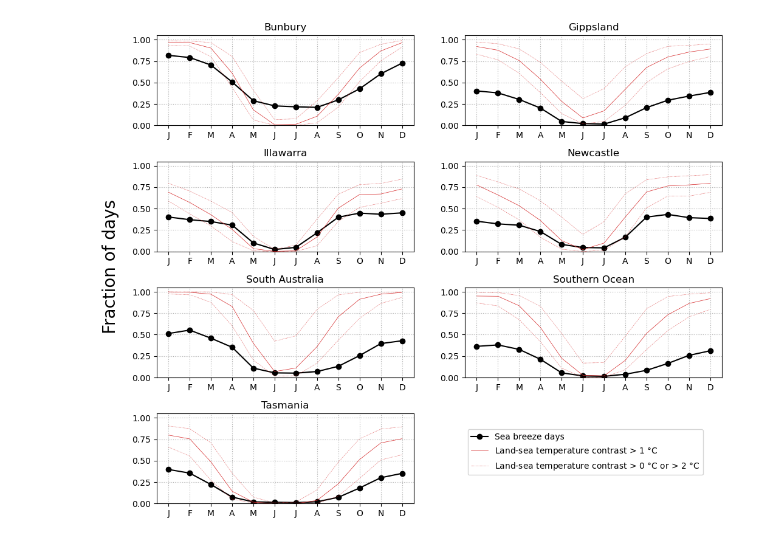
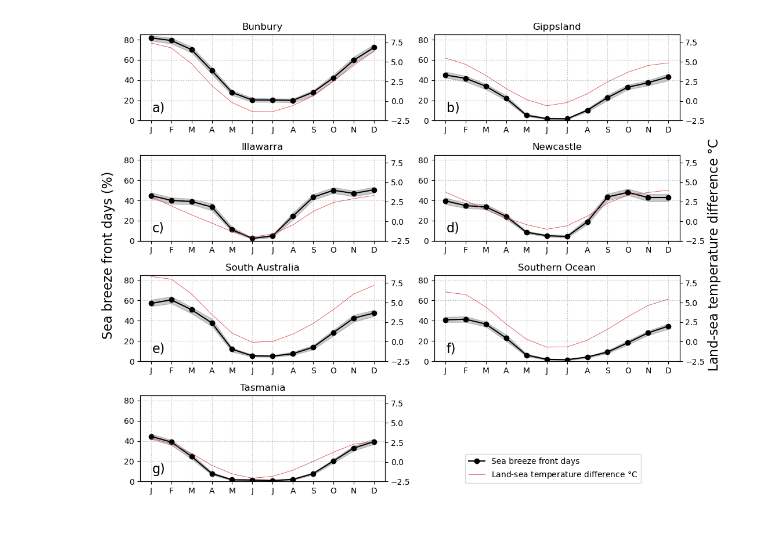
Before and after one commit to andrewbrown31/sea_breeze_analysis, a Jupyter notebook: analysis_notebooks/sb_days_stats_rez.ipynb, the cells around one changed output. Saved outputs shown, nothing was run; the diff lists cells and outputs as text; code cells hidden in the pictures.

Commit message:
Changes prior to wind energy paper submission

```diff
--- a/analysis_notebooks/sb_days_stats_rez.ipynb
+++ b/analysis_notebooks/sb_days_stats_rez.ipynb
@@ -7,7 +10,7 @@ def read_csv(path):
 
     df = pd.read_csv(path)
     df["time"] = pd.to_datetime(df["time"])
-    return df.set_index("time")
+    return df.set_index("time").loc[slice("1979-01-01","2024-12-31 23:00")]
 
 bunbury = read_csv("/g/data/ng72/ab4502/sea_breeze_detection/barra_c_smooth_s2/sb_days/bunbury.csv")
 gipps = read_csv("/g/data/ng72/ab4502/sea_breeze_detection/barra_c_smooth_s2/sb_days/gipps.csv")
@@ -19,9 +65,8 @@ tas = read_csv("/g/data/ng72/ab4502/sea_breeze_detection/barra_c_smooth_s2/sb_da
 # %%
 def plot(ax,df,title):
 
-    (df[df["sb"]==1].index.month.value_counts().sort_index() / \
-         df.index.month.value_counts().sort_index()).plot(marker="o")
-    ax.set_ylim([0,0.9])
+    (df["sb"].groupby(df.index.month).mean()*100).plot(ax=ax,marker="o")
+    ax.set_ylim([0,105])
     ax.set_title(title)
     ax.grid(ls=":")
     ax.set_xlabel("")
@@ -81,43 +95,67 @@ land_sea_diff_tas = pd.read_csv("/g/data/ng72/ab4502/coastline_data/land_sea_tem
 # %%
-def plot(ax,df,df2,title):
+def bootstrap(df,N):
 
-    l1=(df[df["sb"]==1].index.month.value_counts().sort_index() / \
-         df.index.month.value_counts().sort_index()).plot(color="k",marker="o",ax=ax,legend=False)
+    df_years = df.index.year
 
-    l2=(df2 > 0).groupby(pd.to_datetime(df2.index).month).mean().plot(color="tab:red",lw=0.5,ls=":",ax=ax,legend=False)
-    l3=(df2 > 1).groupby(pd.to_datetime(df2.index).month).mean().plot(color="tab:red",lw=0.5,ls="-",ax=ax,legend=False)
-    l4=(df2 > 2).groupby(pd.to_datetime(df2.index).month).mean().plot(color="tab:red",lw=0.5,ls=":",ax=ax,legend=False)
+    ls = []
+    import tqdm
+    for n in tqdm.tqdm(np.arange(N)):
+
+        random_years = np.random.randint(df_years.min(),df_years.max(),df_years.unique().shape[0])
+        temp_df = pd.concat([df[df_years==y] for y in random_years],axis=0)
+
+        #temp_df = df.loc[np.in1d(df_years,np.random.randint(df_years.min(),df_years.max(),df_years.unique().shape[0]))]
+
+        ls.append(temp_df.groupby(temp_df.index.month).mean() * 100)
+
+    quantiles = pd.concat(ls,axis=1).quantile([0.05,0.95],axis=1).T
+
+    return quantiles
+
+def plot(ax,df,df2,title,letter):
+
+    l1=(df["sb"].groupby(df.index.month).mean() * 100).plot(color="k",marker="o",ax=ax,legend=False)
+
+    # l2=((df2 > 0).groupby(pd.to_datetime(df2.index).month).mean()*100).plot(color="tab:red",lw=0.5,ls=":",ax=ax,legend=False)
+    # l3=((df2 > 1).groupby(pd.to_datetime(df2.index).month).mean()*100).plot(color="tab:red",lw=0.5,ls="-",ax=ax,legend=False)
+    # l4=((df2 > 2).groupby(pd.to_datetime(df2.index).month).mean()*100).plot(color="tab:red",lw=0.5,ls=":",ax=ax,legend=False)
     ax.set_ylim([0,1.05])
 
-    #ax.set_ylim([0,0.9])
+    quantiles = bootstrap(df,1000)
+    ax.fill_between(np.arange(1,13),quantiles.loc[:,0.05],quantiles.loc[:,0.95],color="k",alpha=0.2)
+
+    ax.set_ylim([0,85])
     ax.set_title(title)
     ax.grid(ls=":")
     ax.set_xlabel("")
     ax.set_xticks(np.arange(1,13),["J","F","M","A","M","J","J","A","S","O","N","D"])
 
-    #ax2 = ax.twinx()
-    #df2.groupby(pd.to_datetime(df2.index).month).mean().plot(ax=ax2,color="tab:red",lw=0.5)
-    #ax2.set_ylim([-2.5,8.5])
+    ax.text(0.05,0.1,letter+")",transform=ax.transAxes,fontdict={"size":"16"})
 
-    return l1,l2,l3,l4
+    ax2 = ax.twinx()
+    l2=df2.groupby(pd.to_datetime(df2.index).month).mean().plot(ax=ax2,color="tab:red",lw=0.5,legend=False)
+    ax2.set_ylim([-2.5,8.5])
+    #ax2.axhline(0,ls=":",color="k")
 
-
-
+    return l1,l2#,l3,l4
 
 fig=plt.figure(figsize=[12,10])
-plot(plt.subplot(4,2,1),bunbury,land_sea_diff_bunbury,"Bunbury")
-plot(plt.subplot(4,2,2),gipps,land_sea_diff_gipps,"Gippsland")
-plot(plt.subplot(4,2,3),illawara,land_sea_diff_illawara,"Illawarra")
-plot(plt.subplot(4,2,4),newcastle,land_sea_diff_newcastle,"Newcastle")
-plot(plt.subplot(4,2,5),sa,land_sea_diff_sa,"South Australia")
-plot(plt.subplot(4,2,6),southern,land_sea_diff_southern,"Southern Ocean")
-l1,l2,l3,l4=plot(plt.subplot(4,2,7),tas,land_sea_diff_tas,"Tasmania")
+plot(plt.subplot(4,2,1),bunbury,land_sea_diff_bunbury,"Bunbury","a")
+plot(plt.subplot(4,2,2),gipps,land_sea_diff_gipps,"Gippsland","b")
+plot(plt.subplot(4,2,3),illawara,land_sea_diff_illawara,"Illawarra","c")
+plot(plt.subplot(4,2,4),newcastle,land_sea_diff_newcastle,"Newcastle","d")
+plot(plt.subplot(4,2,5),sa,land_sea_diff_sa,"South Australia","e")
+plot(plt.subplot(4,2,6),southern,land_sea_diff_southern,"Southern Ocean","f")
+l1,l2=plot(plt.subplot(4,2,7),tas,land_sea_diff_tas,"Tasmania","g")
 
-fig.text(0.05,0.5,"Fraction of days",rotation=90,size=20,va="center")
+fig.text(0.08,0.5,"Sea breeze front days (%)",rotation=90,size=16,va="center",ha="center")
+fig.text(0.95,0.5,"Land-sea temperature difference $\degree$C",rotation=90,size=16,va="center",ha="center")
 
 plt.subplots_adjust(hspace=0.4)
 
-fig.legend([l1.lines[0],l1.lines[2] ,l1.lines[1]],
-           ["Sea breeze days","Land-sea temperature contrast > 1 $\degree$C","Land-sea temperature contrast > 0 $\degree$C or > 2 $\degree$C"],
-           loc="lower right", bbox_to_anchor=[0.88,0.15])
+fig.legend([l1.lines[0],l2.lines[0] ],
+           ["Sea breeze front days","Land-sea temperature difference $\degree$C"],
+           loc="lower right", bbox_to_anchor=[0.85,0.1])
+
+plt.savefig("/g/data/ng72/ab4502/figs/wind_energy_paper/sb_days_seasonal.jpeg",bbox_inches="tight",dpi=300)
 # %% [output]
@@ -125 +162 @@ fig.legend([l1.lines[0],l1.lines[2] ,l1.lines[1]],
-[figure, old version]
+[figure, new version]
```
Also changed, not shown: parts of 35 cells of this notebook, 31 other files.
